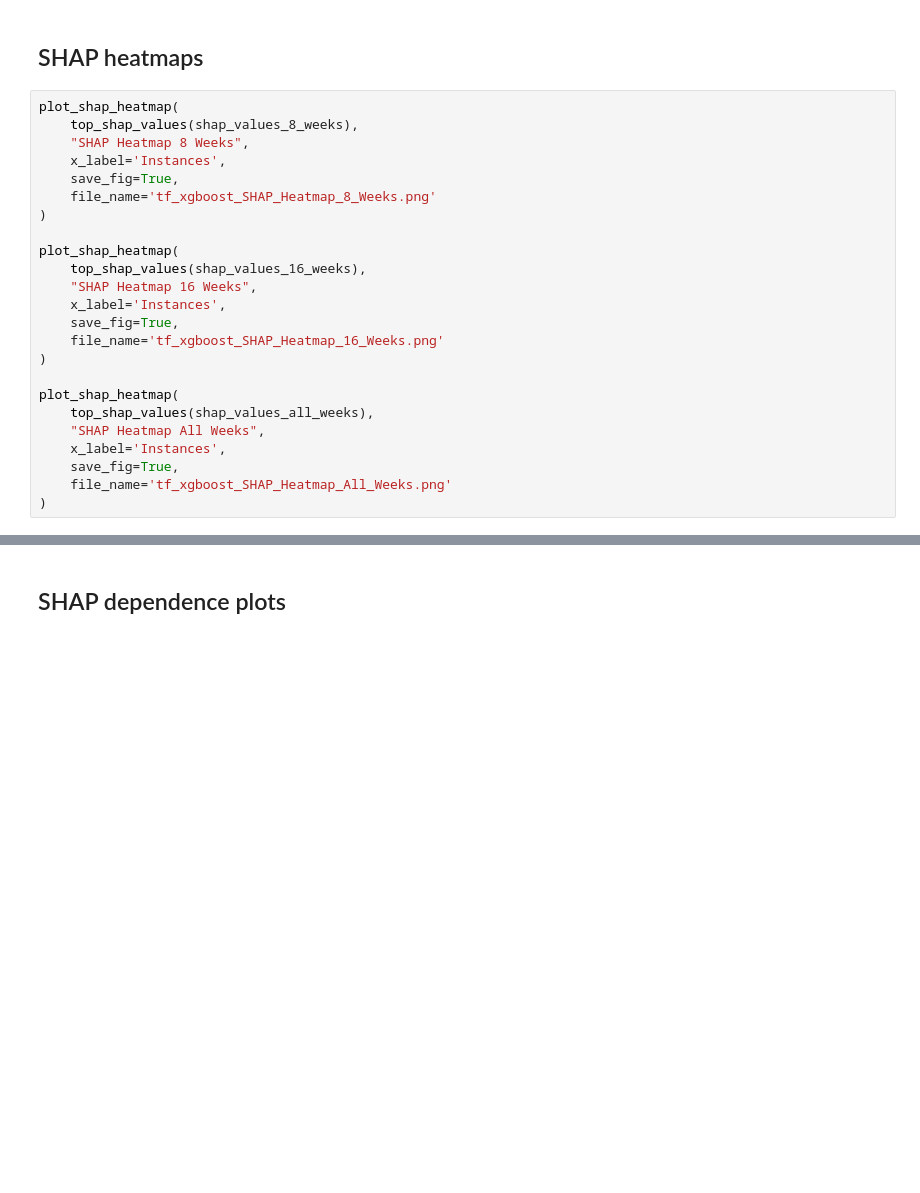
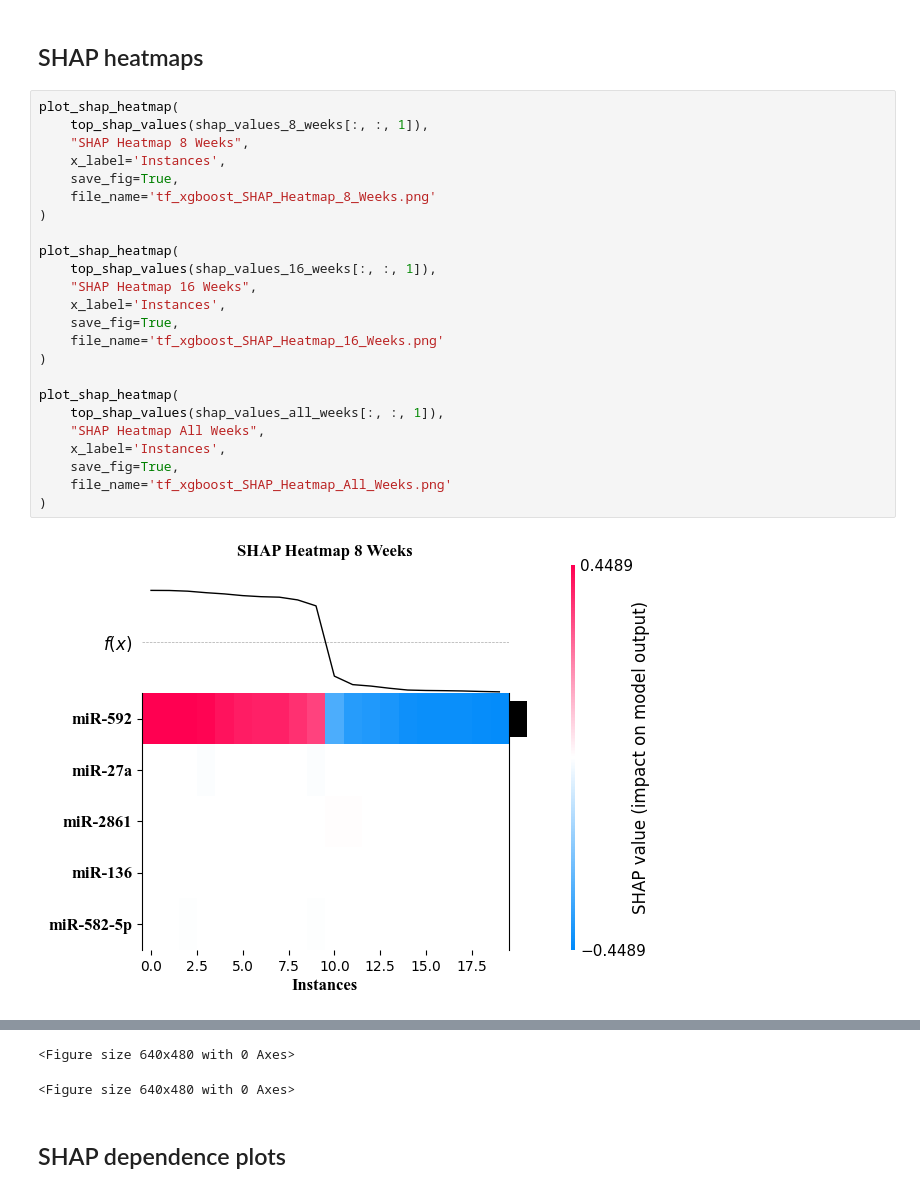
Before and after one commit to uflcod/miRNA-periodontal-disease, a Jupyter notebook: notebooks/tf_randomforest_miRNA.ipynb, the cells around one changed output, grey strips where cells are left out. Saved outputs shown, nothing was run; the diff lists cells and outputs as text; blank space fills up the shorter version.

```diff
--- a/notebooks/tf_randomforest_miRNA.ipynb
+++ b/notebooks/tf_randomforest_miRNA.ipynb
@@ -134,25 +261,27 @@ TypeError: only integer scalar arrays can be converted to a scalar index
 ## SHAP heatmaps
 # %%
 plot_shap_heatmap(
-    top_shap_values(shap_values_8_weeks),
+    top_shap_values(shap_values_8_weeks[:, :, 1]),
     "SHAP Heatmap 8 Weeks",
     x_label='Instances',
     save_fig=True,
     file_name='tf_xgboost_SHAP_Heatmap_8_Weeks.png'
 )
 
 plot_shap_heatmap(
-    top_shap_values(shap_values_16_weeks),
+    top_shap_values(shap_values_16_weeks[:, :, 1]),
     "SHAP Heatmap 16 Weeks",
     x_label='Instances',
     save_fig=True,
     file_name='tf_xgboost_SHAP_Heatmap_16_Weeks.png'
 )
 
 plot_shap_heatmap(
-    top_shap_values(shap_values_all_weeks),
+    top_shap_values(shap_values_all_weeks[:, :, 1]),
     "SHAP Heatmap All Weeks",
     x_label='Instances',
     save_fig=True,
     file_name='tf_xgboost_SHAP_Heatmap_All_Weeks.png'
 )
+# %% [output]
+[figure, added]
@@ -159,3 +290,5 @@ plot_shap_heatmap(
+<Figure size 640x480 with 0 Axes>
+<Figure size 640x480 with 0 Axes>
 # %% [markdown]
 ## SHAP dependence plots
 # %%
```
Also changed, not shown: parts of 27 cells of this notebook.
